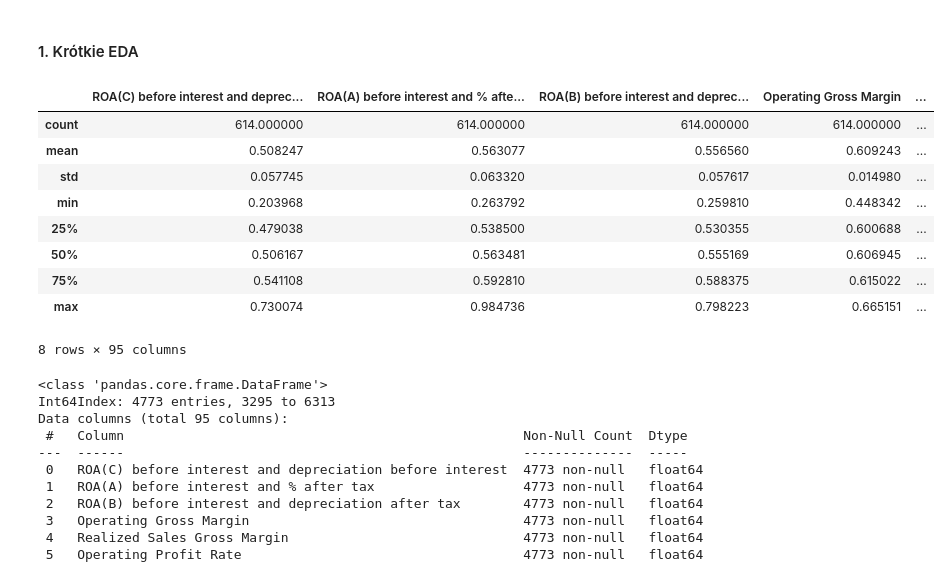
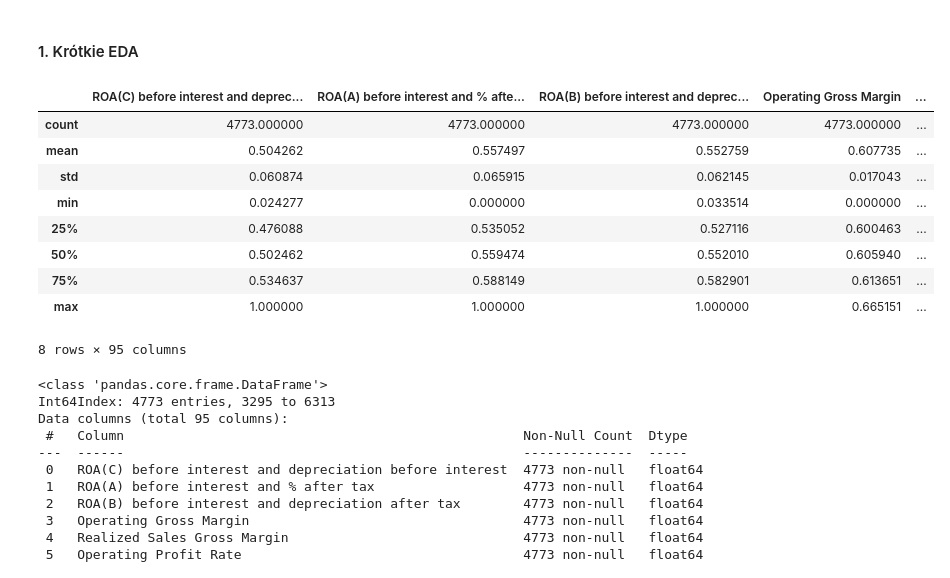
Before and after one commit to Szymon-Gut/Introduction-to-Machine-Learning, a Jupyter notebook: hw3/hw3.ipynb, the cells around one changed output. Cells and saved outputs as stored; diff of their text form; code cells hidden in the pictures.

Commit message:
Fix X_test -> X_train

```diff
--- a/hw3/hw3.ipynb
+++ b/hw3/hw3.ipynb
@@ -61,17 +61,17 @@ y_test: (614,)
 # %% [markdown]
 #### 1. Krótkie EDA
 # %%
-X_test.describe()
+X_train.describe()
 # %% [output]
 |  | ROA(C) before interest and deprec... | ROA(A) before interest and % afte... | ROA(B) before interest and deprec... | Operating Gross Margin | ... |
-| count | 614.000000 | 614.000000 | 614.000000 | 614.000000 | ... |
-| mean | 0.508247 | 0.563077 | 0.556560 | 0.609243 | ... |
-| std | 0.057745 | 0.063320 | 0.057617 | 0.014980 | ... |
-| min | 0.203968 | 0.263792 | 0.259810 | 0.448342 | ... |
-| 25% | 0.479038 | 0.538500 | 0.530355 | 0.600688 | ... |
-| 50% | 0.506167 | 0.563481 | 0.555169 | 0.606945 | ... |
-| 75% | 0.541108 | 0.592810 | 0.588375 | 0.615022 | ... |
-| max | 0.730074 | 0.984736 | 0.798223 | 0.665151 | ... |
+| count | 4773.000000 | 4773.000000 | 4773.000000 | 4773.000000 | ... |
+| mean | 0.504262 | 0.557497 | 0.552759 | 0.607735 | ... |
+| std | 0.060874 | 0.065915 | 0.062145 | 0.017043 | ... |
+| min | 0.024277 | 0.000000 | 0.033514 | 0.000000 | ... |
+| 25% | 0.476088 | 0.535052 | 0.527116 | 0.600463 | ... |
+| 50% | 0.502462 | 0.559474 | 0.552010 | 0.605940 | ... |
+| 75% | 0.534637 | 0.588149 | 0.582901 | 0.613651 | ... |
+| max | 1.000000 | 1.000000 | 1.000000 | 0.665151 | ... |
 8 rows × 95 columns
 # %%
 X_train.info()
```
